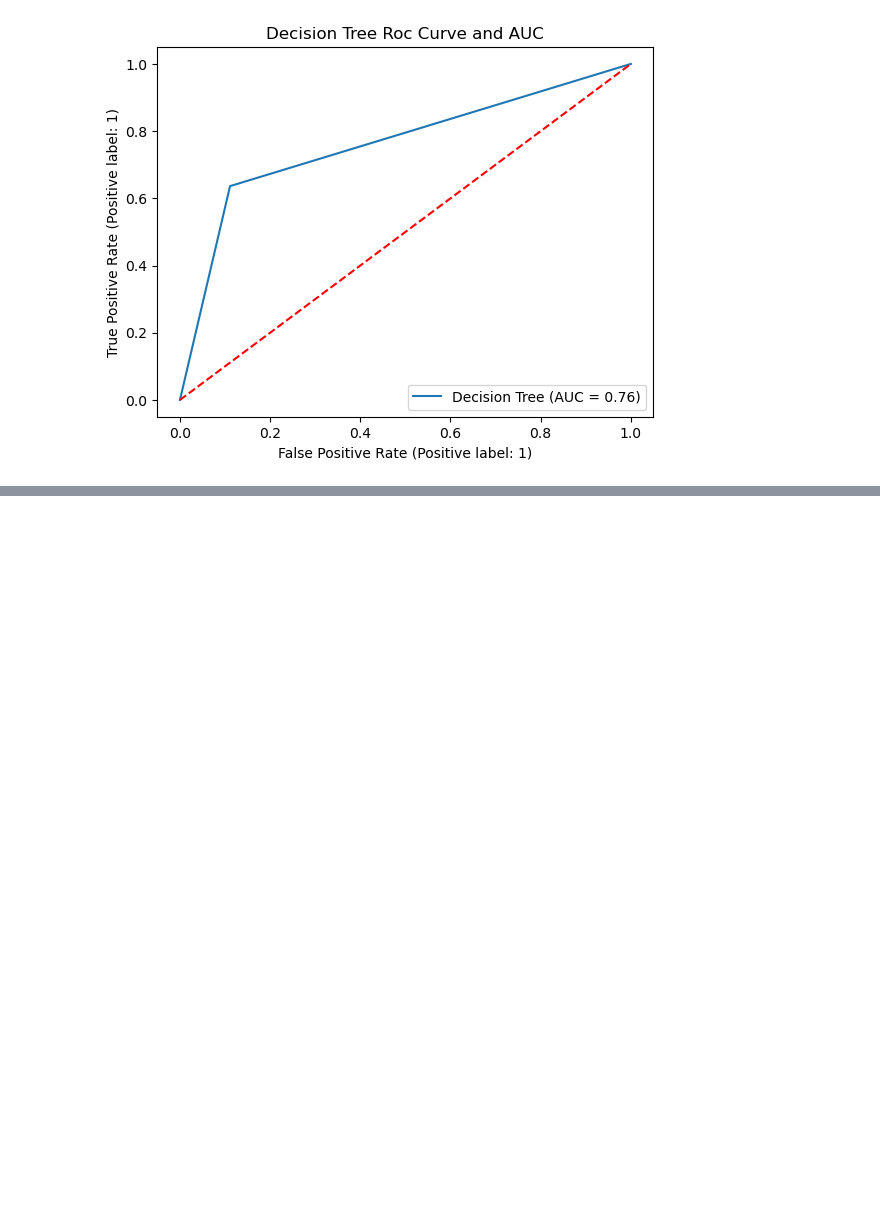
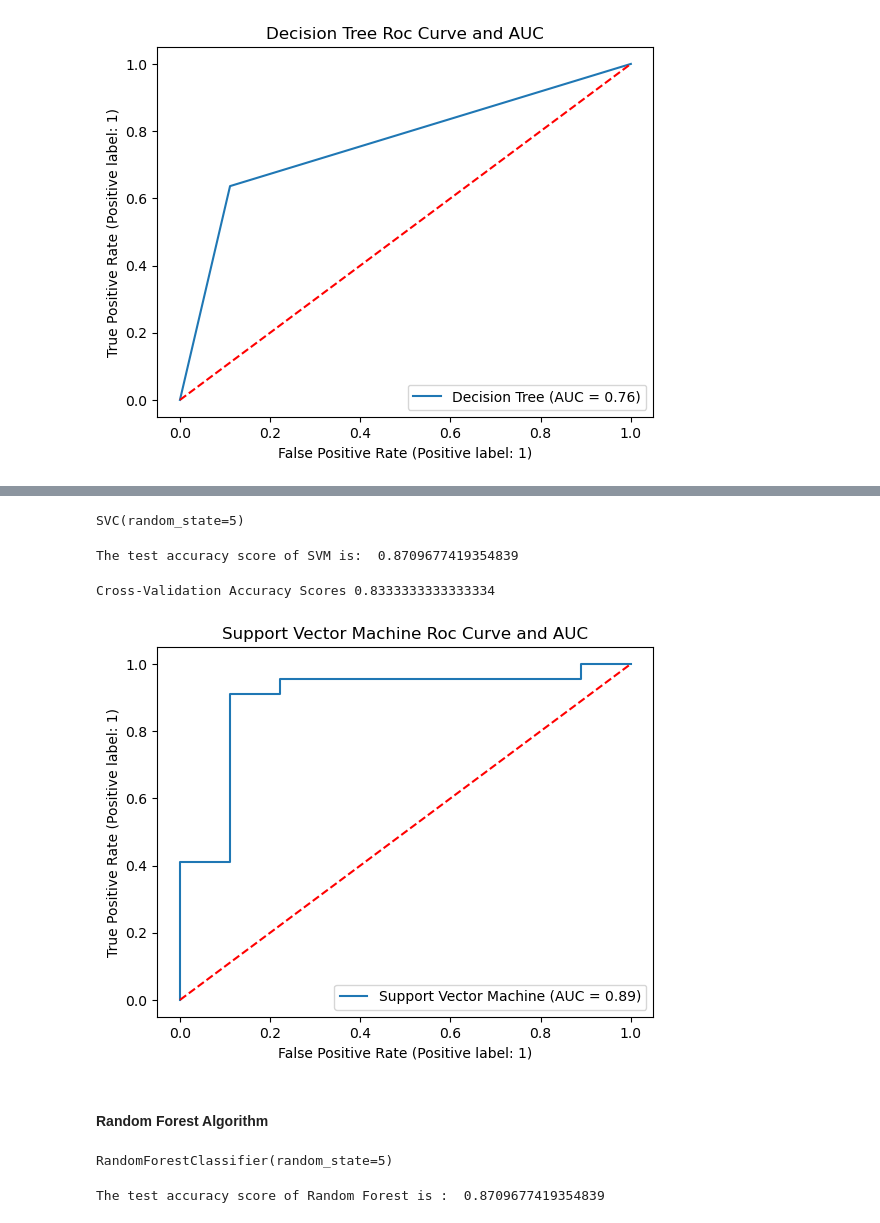
Before and after one commit to gokturkberke/heart-attack-prediction, a Jupyter notebook: Modelling.ipynb, the cells around one changed output, grey strips where cells are left out. Drawn from its saved outputs; the diff is of its cells as text; code cells hidden in the pictures; blank space fills up the shorter version.

Commit message:
finished the modelling tried with various algorithm and find the best result with RandomForest with 87 accuracy and %93 AUC  with RandomForestClassifier Model

```diff
--- a/Modelling.ipynb
+++ b/Modelling.ipynb
@@ -551,0 +556,6 @@ plt.show()
+# %%
+svc_model = SVC(random_state = 5)
+# %%
+svc_model.fit(X_train,y_train)
+# %% [output]
+SVC(random_state=5)
@@ -551,0 +564,29 @@ plt.show()
+# %%
+print("The test accuracy score of SVM is: " , accuracy_score(y_test,y_pred))
+# %% [output]
+The test accuracy score of SVM is:  0.8709677419354839
+# %%
+scores = cross_val_score(svc_model,X_test,y_test,cv=10)
+print("Cross-Validation Accuracy Scores",scores.mean())
+# %% [output]
+Cross-Validation Accuracy Scores 0.8333333333333334
+# %%
+from sklearn.metrics import RocCurveDisplay
+import matplotlib.pyplot as plt
+
+
+RocCurveDisplay.from_estimator(
+    svc_model,
+    X_test,
+    y_test,
+    name="Support Vector Machine"
+)
+
+
+plt.title("Support Vector Machine Roc Curve and AUC")
+plt.plot([0, 1], [0, 1], "r--") #kirmizi renkte kesik cizgi
+plt.show()
+# %% [output]
+[figure, added]
+# %% [markdown]
+#### Random Forest Algorithm
@@ -551,0 +597,4 @@ plt.show()
+# %%
+random_forest.fit(X_train,y_train)
+# %% [output]
+RandomForestClassifier(random_state=5)
@@ -551,0 +603,4 @@ plt.show()
+# %%
+print("The test accuracy score of Random Forest is : " , accuracy_score(y_test,y_pred))
+# %% [output]
+The test accuracy score of Random Forest is :  0.8709677419354839
```
Also changed, not shown: parts of 20 cells of this notebook.
